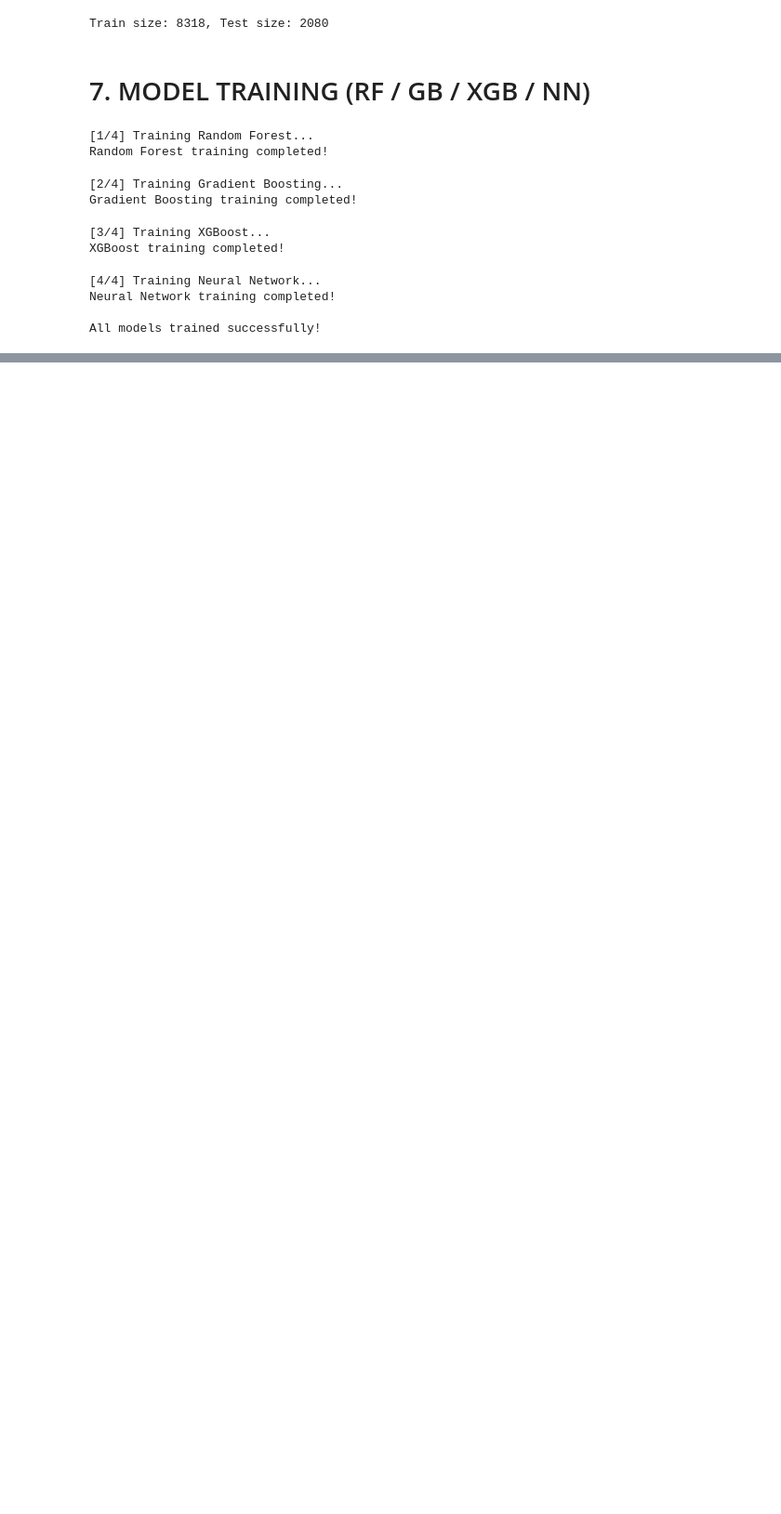
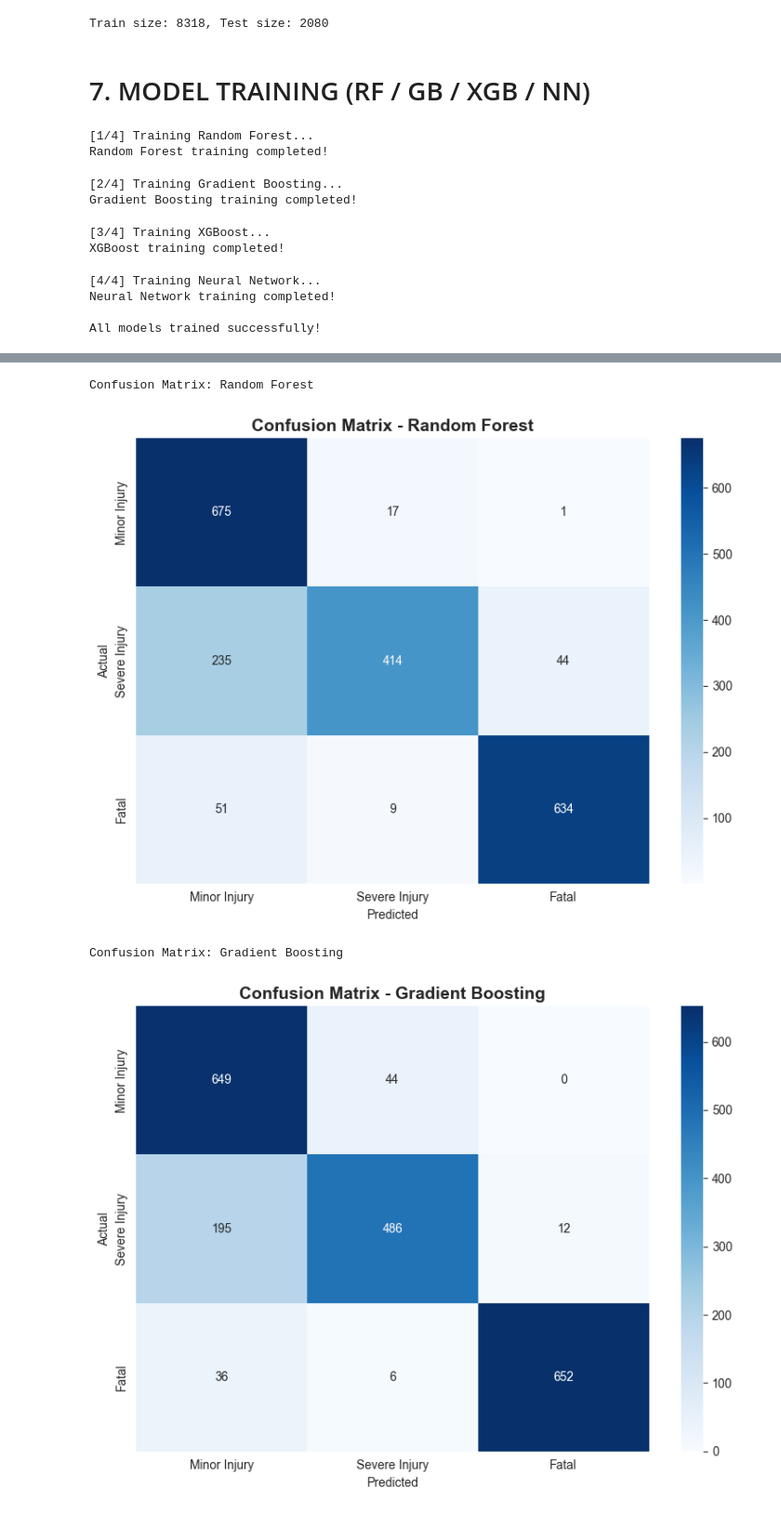
Before and after one commit to PAIshanMadusha/car-crash-severity-prediction-model, a Jupyter notebook: notebooks/car_crash_severity_prediction.ipynb, the cells around one changed output, grey strips where cells are left out. Shown at 93% size. Cells and saved outputs as stored; diff of their text form; code cells hidden in the pictures; blank space fills up the shorter version.

Commit message:
Model evaluation and accuracy comparison

```diff
--- a/notebooks/car_crash_severity_prediction.ipynb
+++ b/notebooks/car_crash_severity_prediction.ipynb
@@ -662,0 +667,19 @@ All models trained successfully!
+# %%
+severity_labels = ['Minor Injury', 'Severe Injury', 'Fatal']
+results = []
+
+for name, model in models.items():
+    print(f"{'='*60}")
+    print(f"{name}")
+    print(f"{'='*60}")
+
+    # Model prediction
+    y_pred = model.predict(X_test)
+
+    # Accuracy calculation
+    accuracy = accuracy_score(y_test, y_pred)
+    results.append({'Model': name, 'Accuracy': accuracy})
+
+    print(f"\nAccuracy: {accuracy:.4f} ({accuracy*100:.2f}%)")
+    print("\nClassification Report:")
+    print(classification_report(y_test, y_pred, target_names=severity_labels, zero_division=0))
@@ -662,0 +706,23 @@ All models trained successfully!
+# %%
+for name, model in models.items():
+    print(f"\nConfusion Matrix: {name}")
+
+    # Predict test data
+    y_pred = model.predict(X_test)
+
+    # Compute confusion matrix
+    cm = confusion_matrix(y_test, y_pred)
+
+    # Plot heatmap
+    plt.figure(figsize=(8, 6))
+    sns.heatmap(cm, annot=True, fmt='d', cmap='Blues', xticklabels=severity_labels, yticklabels=severity_labels)
+    plt.title(f'Confusion Matrix - {name}', fontsize=14, fontweight='bold')
+    plt.xlabel('Predicted')
+    plt.ylabel('Actual')
+    plt.tight_layout()
+    plt.show()
+# %% [output]
+Confusion Matrix: Random Forest
+[figure, added]
+Confusion Matrix: Gradient Boosting
+[figure, added]
```
Also changed, not shown: parts of 5 cells of this notebook.
